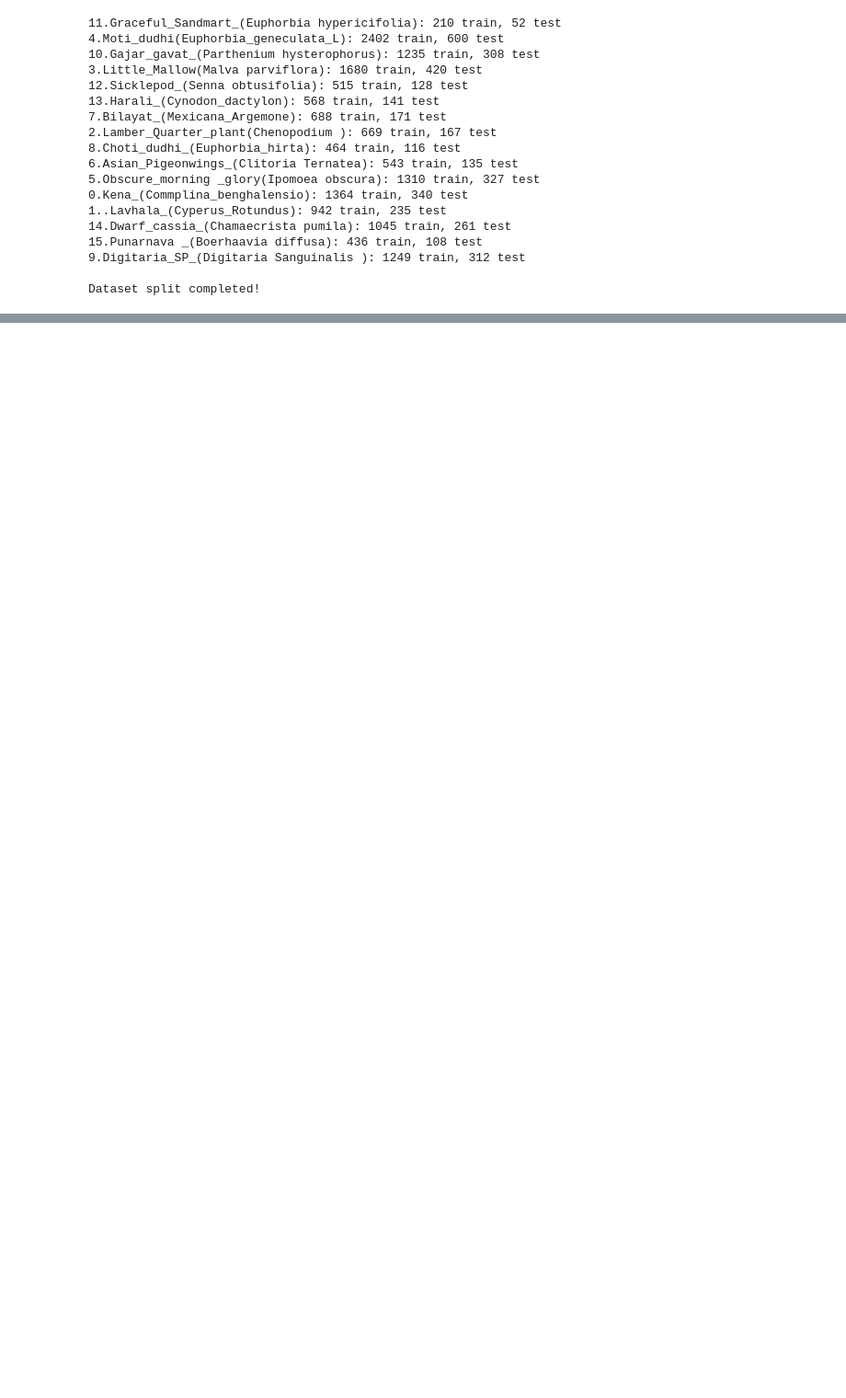
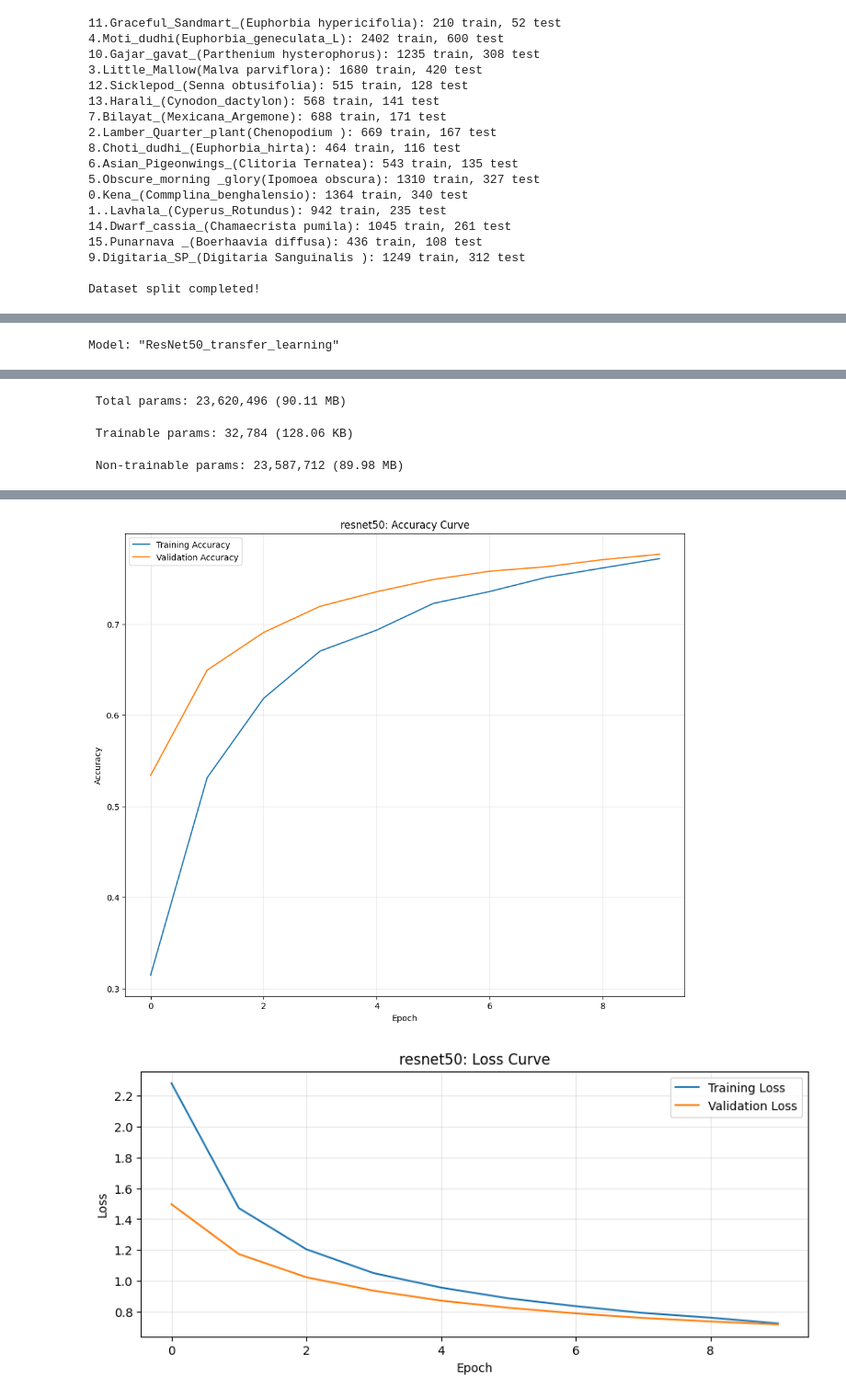
Before and after one commit to AnnaKachkaeva/ML2, a Jupyter notebook: ML-2.ipynb, the cells around one changed output, grey strips where cells are left out. Shown at 92% size. Cells and saved outputs as stored; diff of their text form; code cells hidden in the pictures; blank space fills up the shorter version.

```diff
--- a/ML-2.ipynb
+++ b/ML-2.ipynb
@@ -658,12 +719,12 @@ def build_resnet50():
     x = base_model(inputs, training=False)
     x = layers.GlobalAveragePooling2D(name="global_average_pooling")(x)
     x = layers.Dropout(0.3, name="dropout")(x)
-    outputs = layers.Dense(1, activation="sigmoid", name="output")(x)
+    outputs = layers.Dense(16, activation="sigmoid", name="output")(x)
 
     model = models.Model(inputs, outputs, name="ResNet50_transfer_learning")
     model.compile(
         optimizer=tf.keras.optimizers.Adam(learning_rate=1e-4),
-        loss="binary_crossentropy",
+        loss="categorical_crossentropy",
         metrics=["accuracy"]
     )
     return model, base_model
@@ -687,7 +748,7 @@ if RUN_FINE_TUNING:
 
     resnet_model.compile(
         optimizer=tf.keras.optimizers.Adam(learning_rate=1e-5),
-        loss="binary_crossentropy",
+        loss="categorical_crossentropy",
         metrics=["accuracy"]
     )
 
@@ -699,3 +760,4 @@ if RUN_FINE_TUNING:
         epochs=FINE_TUNE_EPOCHS
     )
     resnet_training_time += resnet_ft_time
+# %% [output]
@@ -701,0 +766 @@ if RUN_FINE_TUNING:
+Model: "ResNet50_transfer_learning"
@@ -701,0 +781,3 @@ if RUN_FINE_TUNING:
+ Total params: 23,620,496 (90.11 MB)
+ Trainable params: 32,784 (128.06 KB)
+ Non-trainable params: 23,587,712 (89.98 MB)
@@ -701,0 +804,2 @@ if RUN_FINE_TUNING:
+[figure, added]
+[figure, added]
```
Also changed, not shown: parts of 12 cells of this notebook.
